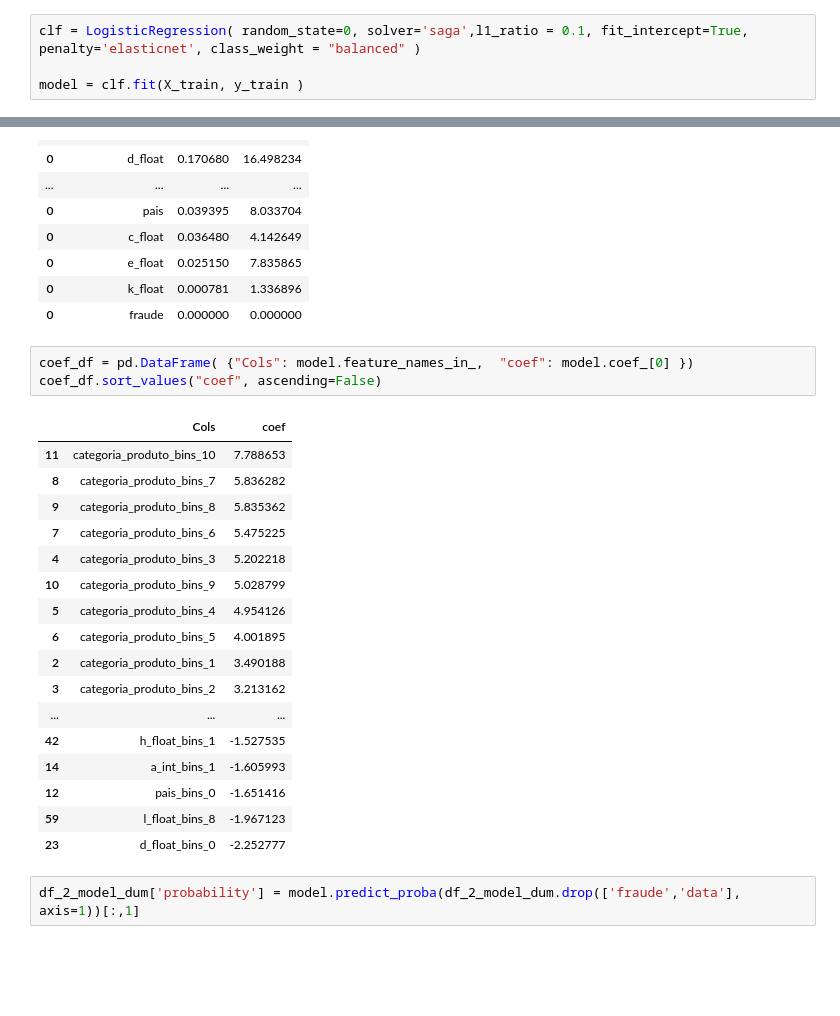
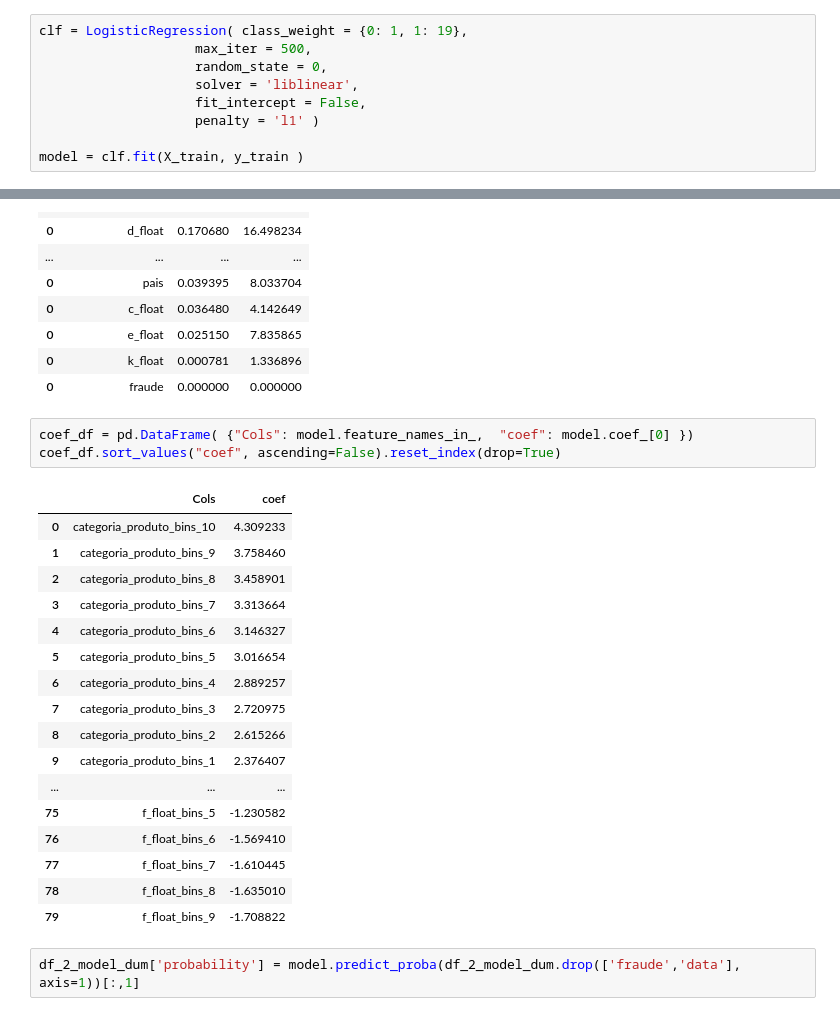
Before and after one commit to caanpaip/ML-anti-fraud, a Jupyter notebook: notebooks/4.Modeling.ipynb, the cells around one changed output, grey strips where cells are left out. Drawn from its saved outputs; the diff is of its cells as text; blank space fills up the shorter version.

```diff
--- a/notebooks/4.Modeling.ipynb
+++ b/notebooks/4.Modeling.ipynb
@@ -271,5 +319,10 @@ from sklearn.model_selection import GridSearchCV, StratifiedKFold
 # %%
-clf = LogisticRegression( random_state=0, solver='saga',l1_ratio = 0.1, fit_intercept=True, penalty='elasticnet', class_weight = "balanced" )
+clf = LogisticRegression( class_weight = {0: 1, 1: 19},
+                    max_iter = 500,
+                    random_state = 0,
+                    solver = 'liblinear',
+                    fit_intercept = False,
+                    penalty = 'l1' )
 
 model = clf.fit(X_train, y_train )
 # %%
@@ -329,25 +382,25 @@ pd.concat(df_ivs_ls).sort_values("IV_var", ascending=False)
 | 0 | fraude | 0.000000 | 0.000000 |
 # %%
 coef_df = pd.DataFrame( {"Cols": model.feature_names_in_,  "coef": model.coef_[0] })
-coef_df.sort_values("coef", ascending=False)
+coef_df.sort_values("coef", ascending=False).reset_index(drop=True)
 # %% [output]
 |  | Cols | coef |
-| 11 | categoria_produto_bins_10 | 7.788653 |
-| 8 | categoria_produto_bins_7 | 5.836282 |
-| 9 | categoria_produto_bins_8 | 5.835362 |
-| 7 | categoria_produto_bins_6 | 5.475225 |
-| 4 | categoria_produto_bins_3 | 5.202218 |
-| 10 | categoria_produto_bins_9 | 5.028799 |
-| 5 | categoria_produto_bins_4 | 4.954126 |
-| 6 | categoria_produto_bins_5 | 4.001895 |
-| 2 | categoria_produto_bins_1 | 3.490188 |
-| 3 | categoria_produto_bins_2 | 3.213162 |
+| 0 | categoria_produto_bins_10 | 4.309233 |
+| 1 | categoria_produto_bins_9 | 3.758460 |
+| 2 | categoria_produto_bins_8 | 3.458901 |
+| 3 | categoria_produto_bins_7 | 3.313664 |
+| 4 | categoria_produto_bins_6 | 3.146327 |
+| 5 | categoria_produto_bins_5 | 3.016654 |
+| 6 | categoria_produto_bins_4 | 2.889257 |
+| 7 | categoria_produto_bins_3 | 2.720975 |
+| 8 | categoria_produto_bins_2 | 2.615266 |
+| 9 | categoria_produto_bins_1 | 2.376407 |
 | ... | ... | ... |
-| 42 | h_float_bins_1 | -1.527535 |
-| 14 | a_int_bins_1 | -1.605993 |
-| 12 | pais_bins_0 | -1.651416 |
-| 59 | l_float_bins_8 | -1.967123 |
-| 23 | d_float_bins_0 | -2.252777 |
+| 75 | f_float_bins_5 | -1.230582 |
+| 76 | f_float_bins_6 | -1.569410 |
+| 77 | f_float_bins_7 | -1.610445 |
+| 78 | f_float_bins_8 | -1.635010 |
+| 79 | f_float_bins_9 | -1.708822 |
 # %%
 df_2_model_dum['probability'] = model.predict_proba(df_2_model_dum.drop(['fraude','data'], axis=1))[:,1]
 # %% [markdown]
```
Also changed, not shown: parts of 35 cells of this notebook, 10 other files.
